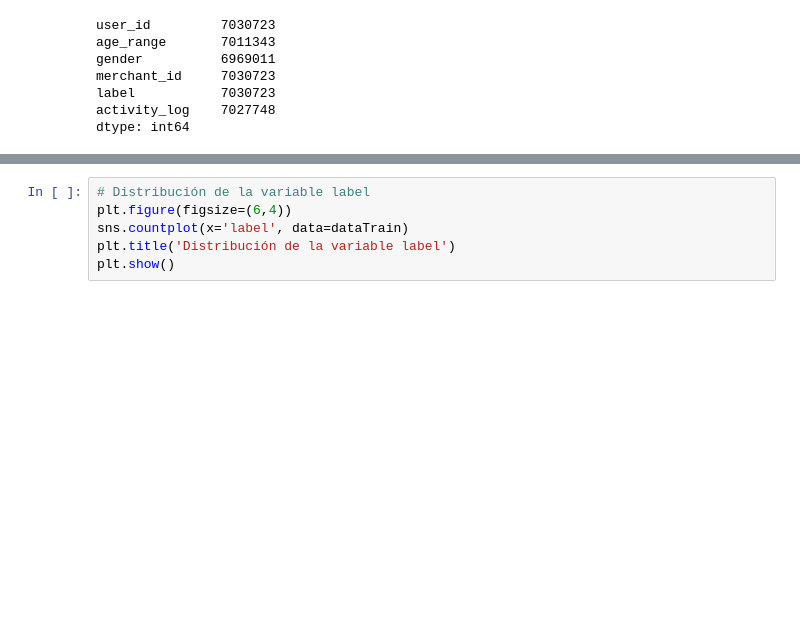
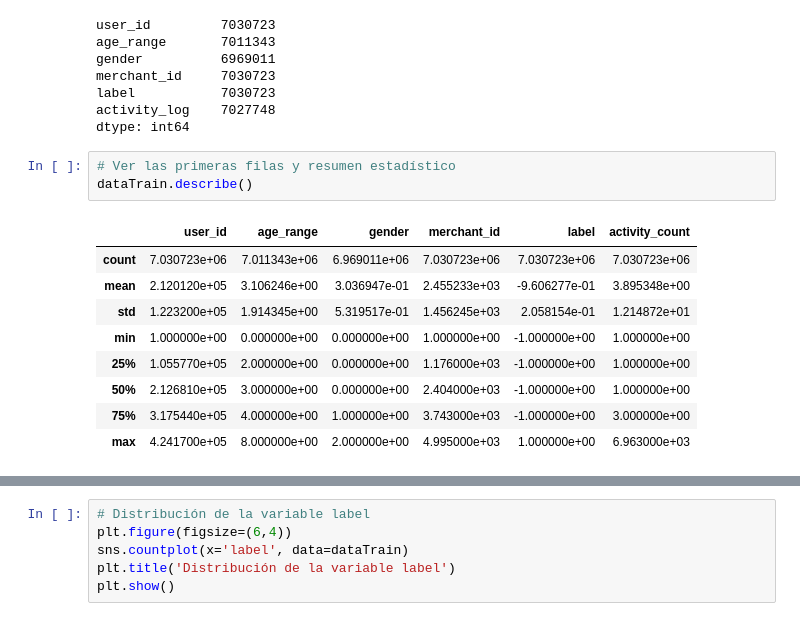
Before and after one commit to Dahernandezsilve/P2DataScience, a Jupyter notebook: Proyecto2.ipynb, the cells around one changed output, grey strips where cells are left out. Saved outputs shown, nothing was run; the diff lists cells and outputs as text; blank space fills up the shorter version.

```diff
--- a/Proyecto2.ipynb
+++ b/Proyecto2.ipynb
@@ -98,3 +98,16 @@ merchant_id     7030723
 label           7030723
 activity_log    7027748
 dtype: int64
+# %%
+# Ver las primeras filas y resumen estadístico
+dataTrain.describe()
+# %% [output]
+|  | user_id | age_range | gender | merchant_id | label | activity_count |
+| count | 7.030723e+06 | 7.011343e+06 | 6.969011e+06 | 7.030723e+06 | 7.030723e+06 | 7.030723e+06 |
+| mean | 2.120120e+05 | 3.106246e+00 | 3.036947e-01 | 2.455233e+03 | -9.606277e-01 | 3.895348e+00 |
+| std | 1.223200e+05 | 1.914345e+00 | 5.319517e-01 | 1.456245e+03 | 2.058154e-01 | 1.214872e+01 |
+| min | 1.000000e+00 | 0.000000e+00 | 0.000000e+00 | 1.000000e+00 | -1.000000e+00 | 1.000000e+00 |
+| 25% | 1.055770e+05 | 2.000000e+00 | 0.000000e+00 | 1.176000e+03 | -1.000000e+00 | 1.000000e+00 |
+| 50% | 2.126810e+05 | 3.000000e+00 | 0.000000e+00 | 2.404000e+03 | -1.000000e+00 | 1.000000e+00 |
+| 75% | 3.175440e+05 | 4.000000e+00 | 1.000000e+00 | 3.743000e+03 | -1.000000e+00 | 3.000000e+00 |
+| max | 4.241700e+05 | 8.000000e+00 | 2.000000e+00 | 4.995000e+03 | 1.000000e+00 | 6.963000e+03 |
```
Also changed, not shown: parts of 1 cell of this notebook.
